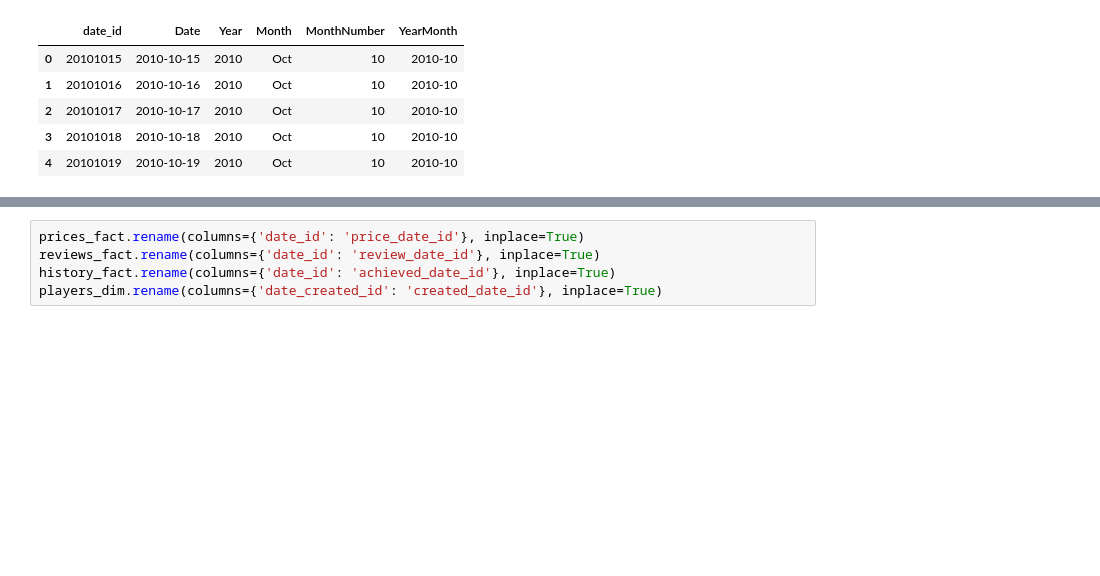
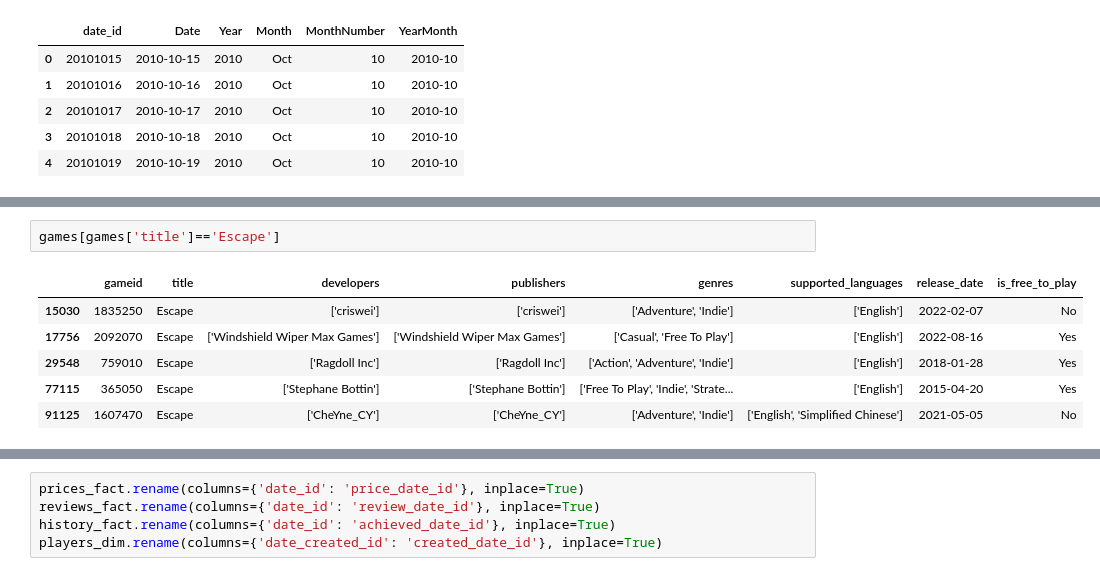
Before and after one commit to timmy1996/games, a Jupyter notebook: notebooks/data_normalisation.ipynb, the cells around one changed output, grey strips where cells are left out. Drawn from its saved outputs; the diff is of its cells as text; blank space fills up the shorter version.

```diff
--- a/notebooks/data_normalisation.ipynb
+++ b/notebooks/data_normalisation.ipynb
@@ -195,0 +320,9 @@ date_review.head()
+# %%
+games[games['title']=='Escape']
+# %% [output]
+|  | gameid | title | developers | publishers | genres | supported_languages | release_date | is_free_to_play |
+| 15030 | 1835250 | Escape | ['criswei'] | ['criswei'] | ['Adventure', 'Indie'] | ['English'] | 2022-02-07 | No |
+| 17756 | 2092070 | Escape | ['Windshield Wiper Max Games'] | ['Windshield Wiper Max Games'] | ['Casual', 'Free To Play'] | ['English'] | 2022-08-16 | Yes |
+| 29548 | 759010 | Escape | ['Ragdoll Inc'] | ['Ragdoll Inc'] | ['Action', 'Adventure', 'Indie'] | ['English'] | 2018-01-28 | Yes |
+| 77115 | 365050 | Escape | ['Stephane Bottin'] | ['Stephane Bottin'] | ['Free To Play', 'Indie', 'Strate... | ['English'] | 2015-04-20 | Yes |
+| 91125 | 1607470 | Escape | ['CheYne_CY'] | ['CheYne_CY'] | ['Adventure', 'Indie'] | ['English', 'Simplified Chinese'] | 2021-05-05 | No |
```
Also changed, not shown: parts of 23 cells of this notebook, 4 other files.
